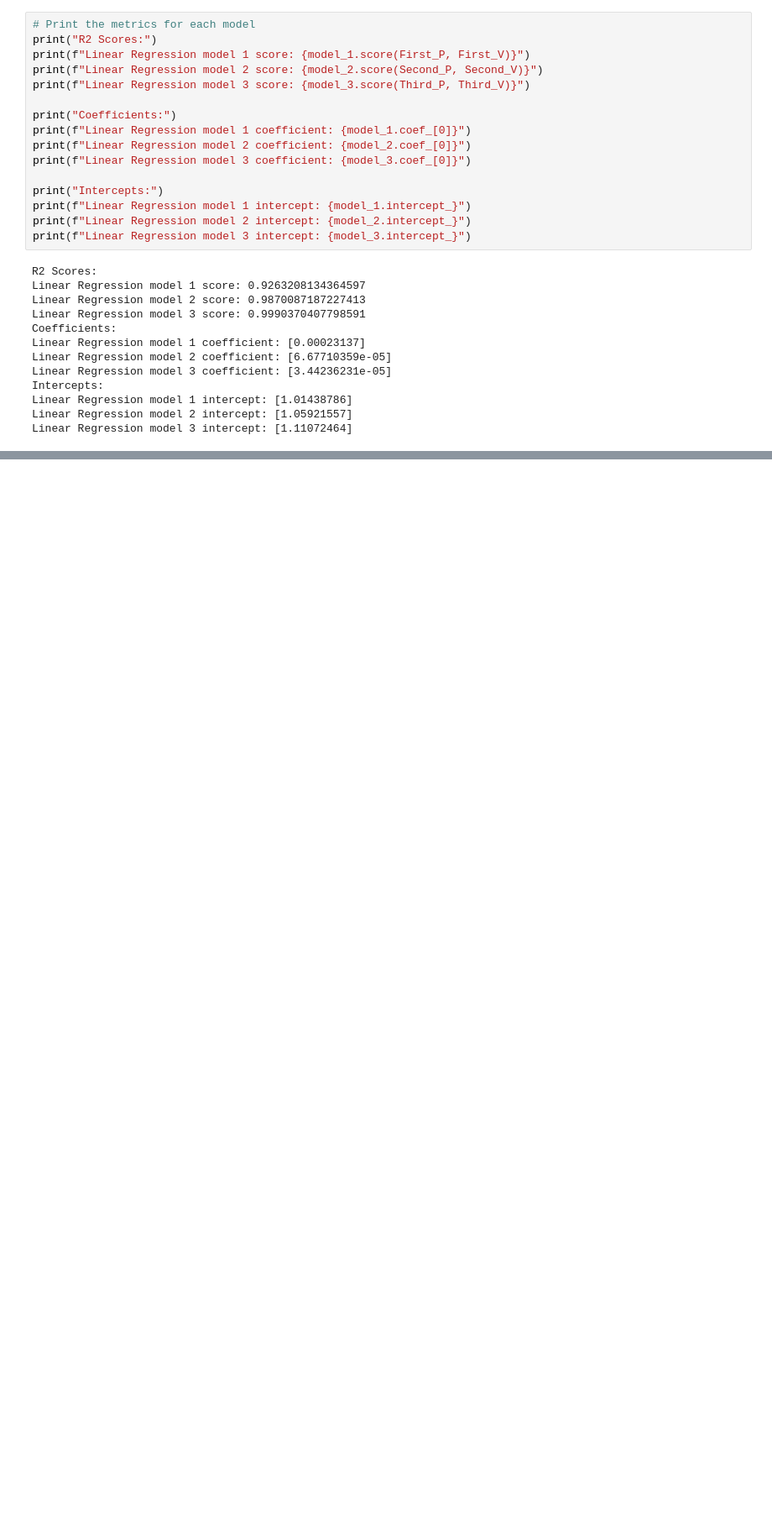
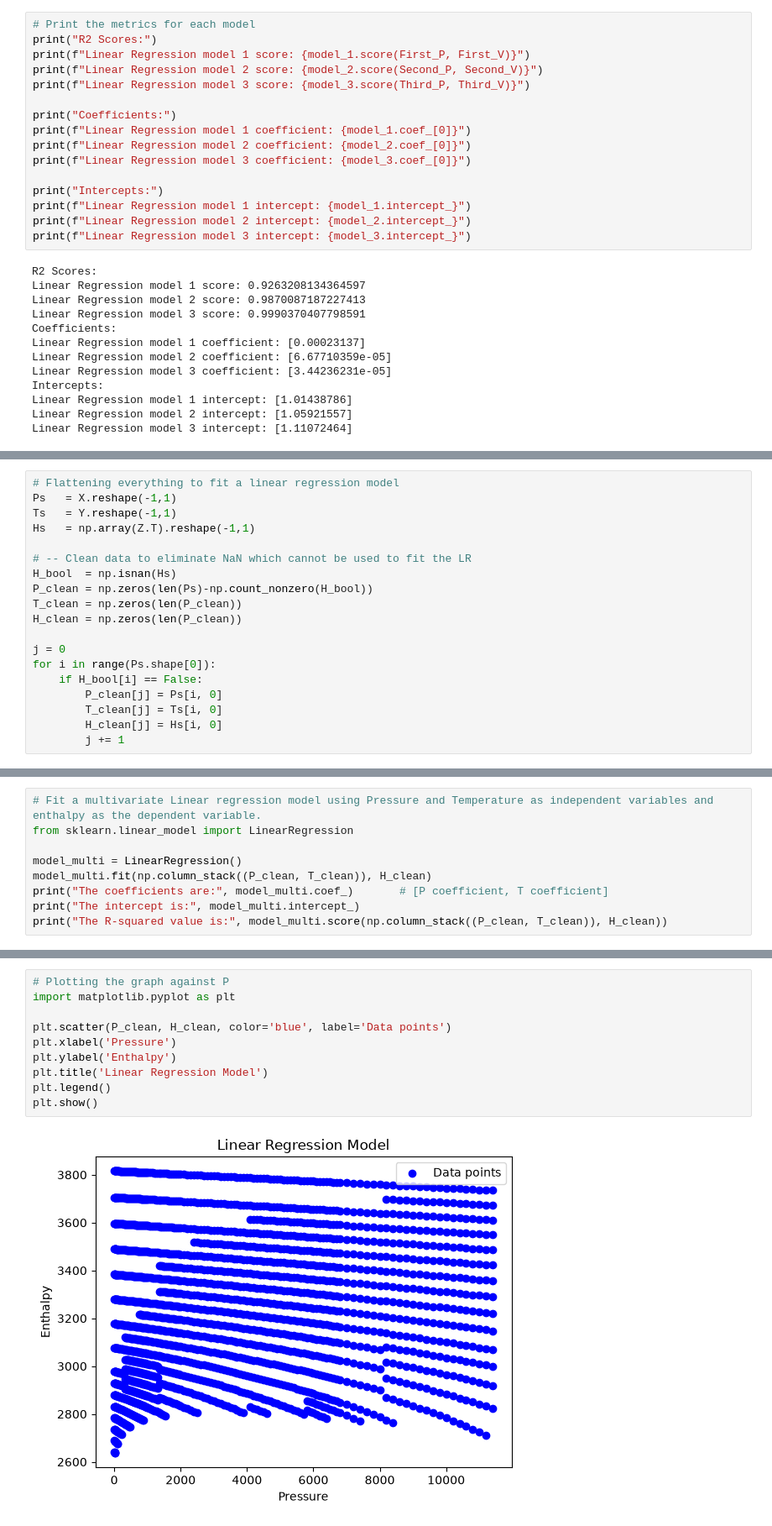
Before and after one commit to BoniYu/GLM_ThemophysicalProperty_Prediction, a Jupyter notebook: Notebooks/eda.ipynb, the cells around one changed output, grey strips where cells are left out. Shown: that part at 84% size. Saved outputs shown, nothing was run; the diff lists cells and outputs as text; blank space fills up the shorter version.

Commit message:
Multivariate model done. Added in report

```diff
--- a/Notebooks/eda.ipynb
+++ b/Notebooks/eda.ipynb
@@ -276,0 +342,19 @@ Linear Regression model 3 intercept: [1.11072464]
+# %%
+# Flattening everything to fit a linear regression model
+Ps   = X.reshape(-1,1)
+Ts   = Y.reshape(-1,1)
+Hs   = np.array(Z.T).reshape(-1,1)
+
+# -- Clean data to eliminate NaN which cannot be used to fit the LR
+H_bool  = np.isnan(Hs)
+P_clean = np.zeros(len(Ps)-np.count_nonzero(H_bool))
+T_clean = np.zeros(len(P_clean))
+H_clean = np.zeros(len(P_clean))
+
+j = 0
+for i in range(Ps.shape[0]):
+    if H_bool[i] == False:
+        P_clean[j] = Ps[i, 0]
+        T_clean[j] = Ts[i, 0]
+        H_clean[j] = Hs[i, 0]
+        j += 1
@@ -276,0 +390,9 @@ Linear Regression model 3 intercept: [1.11072464]
+# %%
+# Fit a multivariate Linear regression model using Pressure and Temperature as independent variables and enthalpy as the dependent variable.
+from sklearn.linear_model import LinearRegression
+
+model_multi = LinearRegression()
+model_multi.fit(np.column_stack((P_clean, T_clean)), H_clean)
+print("The coefficients are:", model_multi.coef_)       # [P coefficient, T coefficient]
+print("The intercept is:", model_multi.intercept_)
+print("The R-squared value is:", model_multi.score(np.column_stack((P_clean, T_clean)), H_clean))
@@ -276,0 +403,12 @@ Linear Regression model 3 intercept: [1.11072464]
+# %%
+# Plotting the graph against P
+import matplotlib.pyplot as plt
+
+plt.scatter(P_clean, H_clean, color='blue', label='Data points')
+plt.xlabel('Pressure')
+plt.ylabel('Enthalpy')
+plt.title('Linear Regression Model')
+plt.legend()
+plt.show()
+# %% [output]
+[figure, added]
```
Also changed, not shown: parts of 18 cells of this notebook, 2 other files.
